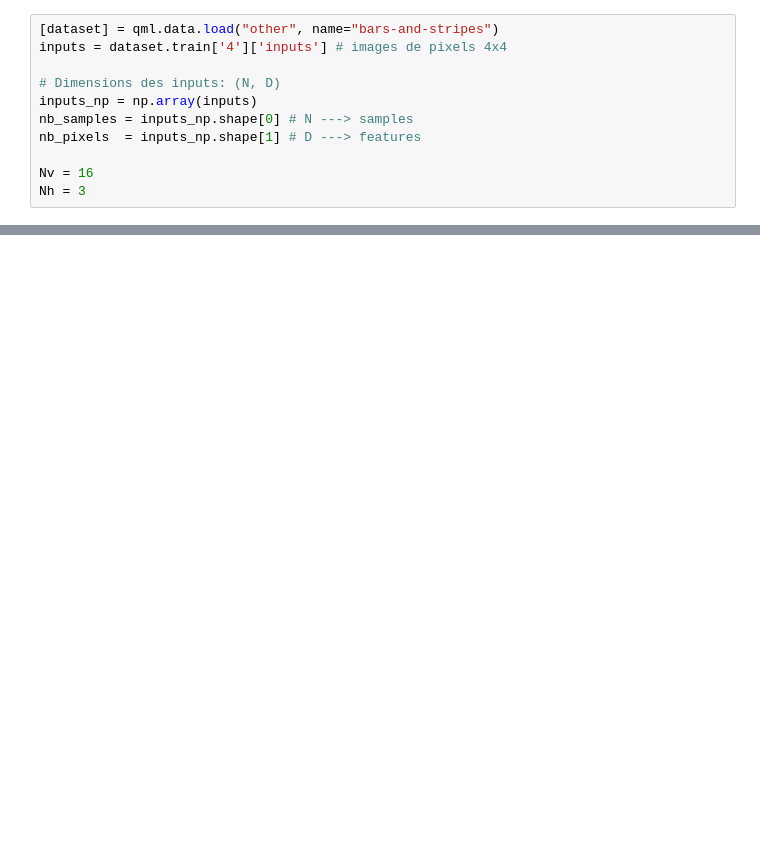
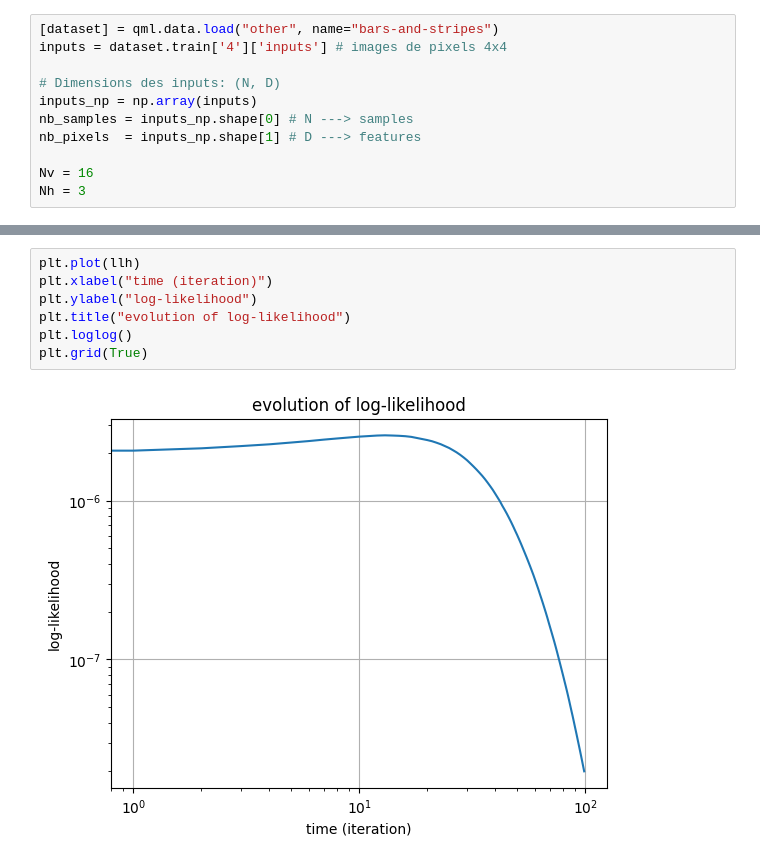
Before and after one commit to nbereux/rbm_projet, a Jupyter notebook: plot.ipynb, the cells around one changed output, grey strips where cells are left out. Drawn from its saved outputs; the diff is of its cells as text; blank space fills up the shorter version.

```diff
--- a/plot.ipynb
+++ b/plot.ipynb
@@ -49,0 +117,9 @@ TypeError: bgs() takes from 3 to 4 positional arguments but 6 were given
+# %%
+plt.plot(llh)
+plt.xlabel("time (iteration)")
+plt.ylabel("log-likelihood")
+plt.title("evolution of log-likelihood")
+plt.loglog()
+plt.grid(True)
+# %% [output]
+[figure, added]
```
Also changed, not shown: parts of 8 cells of this notebook, 1 other file.
